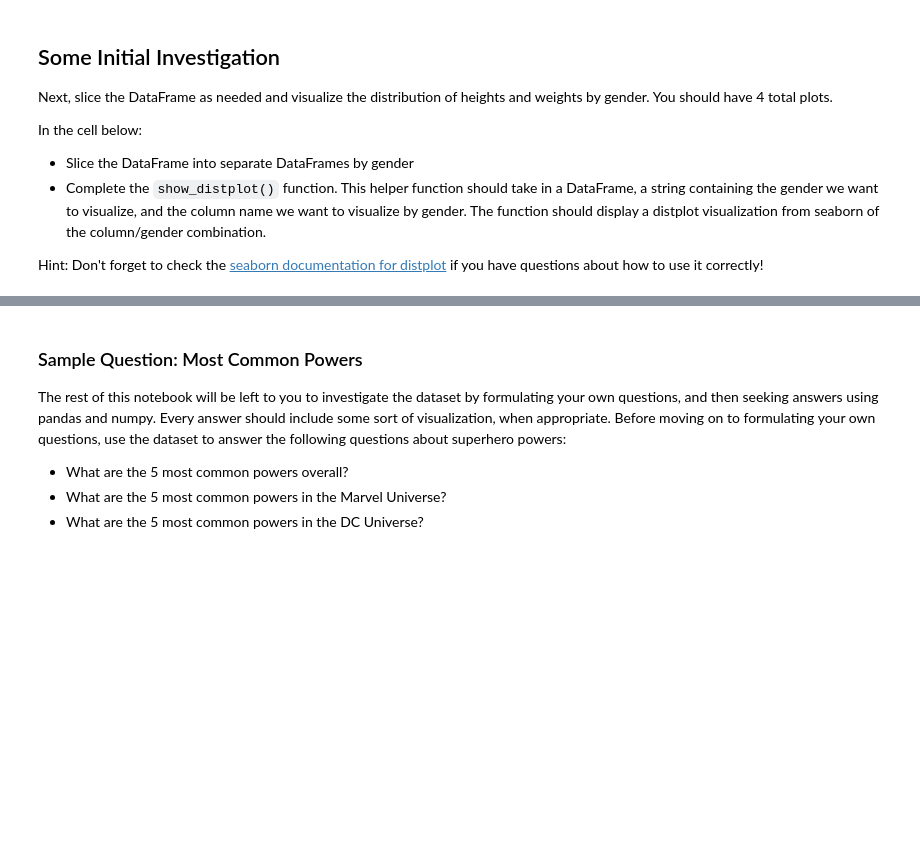
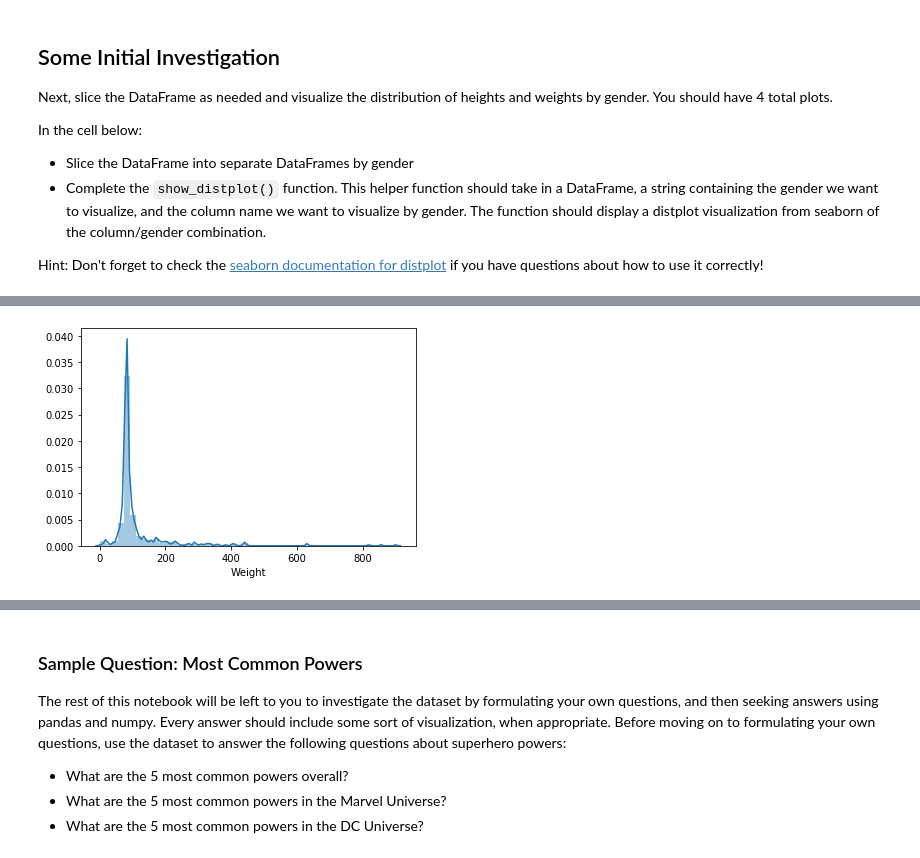
Before and after one commit to wblakedalton/dsc-data-cleaning-project-online-ds-sp-000, a Jupyter notebook: index.ipynb, the cells around one changed output, grey strips where cells are left out. Cells and saved outputs as stored; diff of their text form; code cells hidden in the pictures; blank space fills up the shorter version.

```diff
--- a/index.ipynb
+++ b/index.ipynb
@@ -256,4 +286,7 @@ def show_distplot(dataframe, gender, column_name):
 # %%
 # Male Weight
+show_distplot(male_heroes_df, 'Male', 'Weight')
+# %% [output]
+[figure, added]
 # %%
 # Female Height
```
Also changed, not shown: parts of 35 cells of this notebook.
